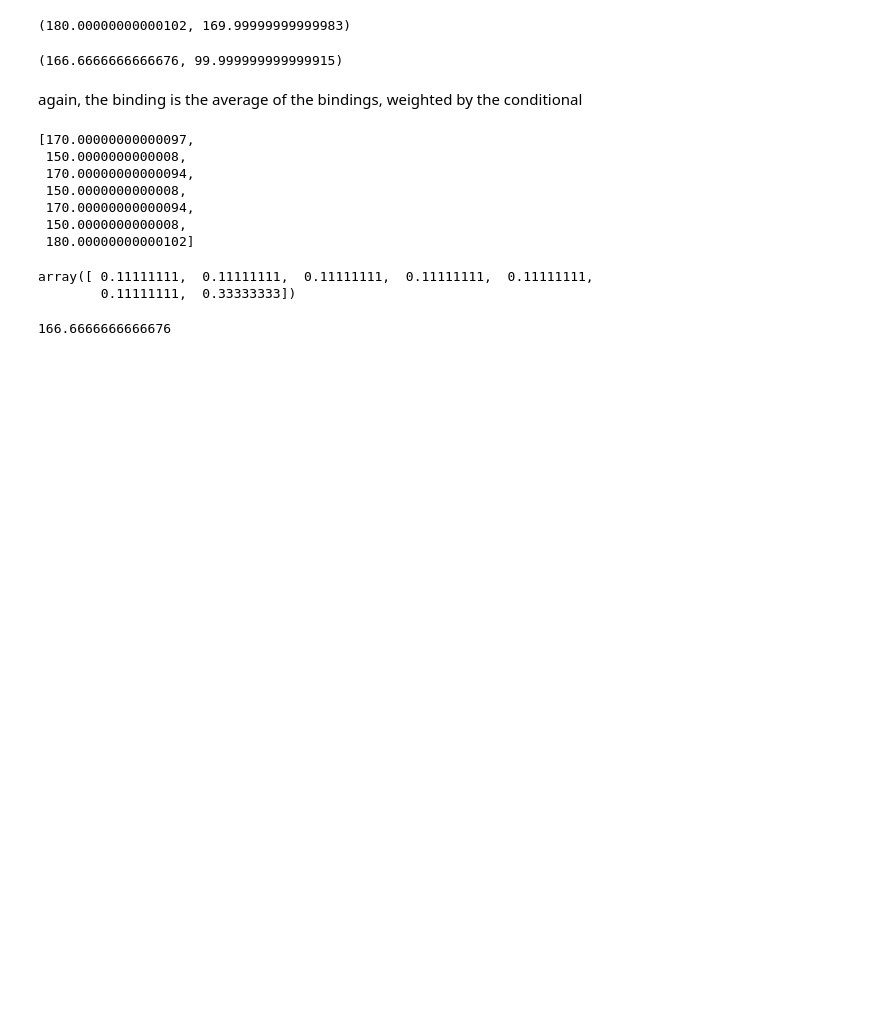
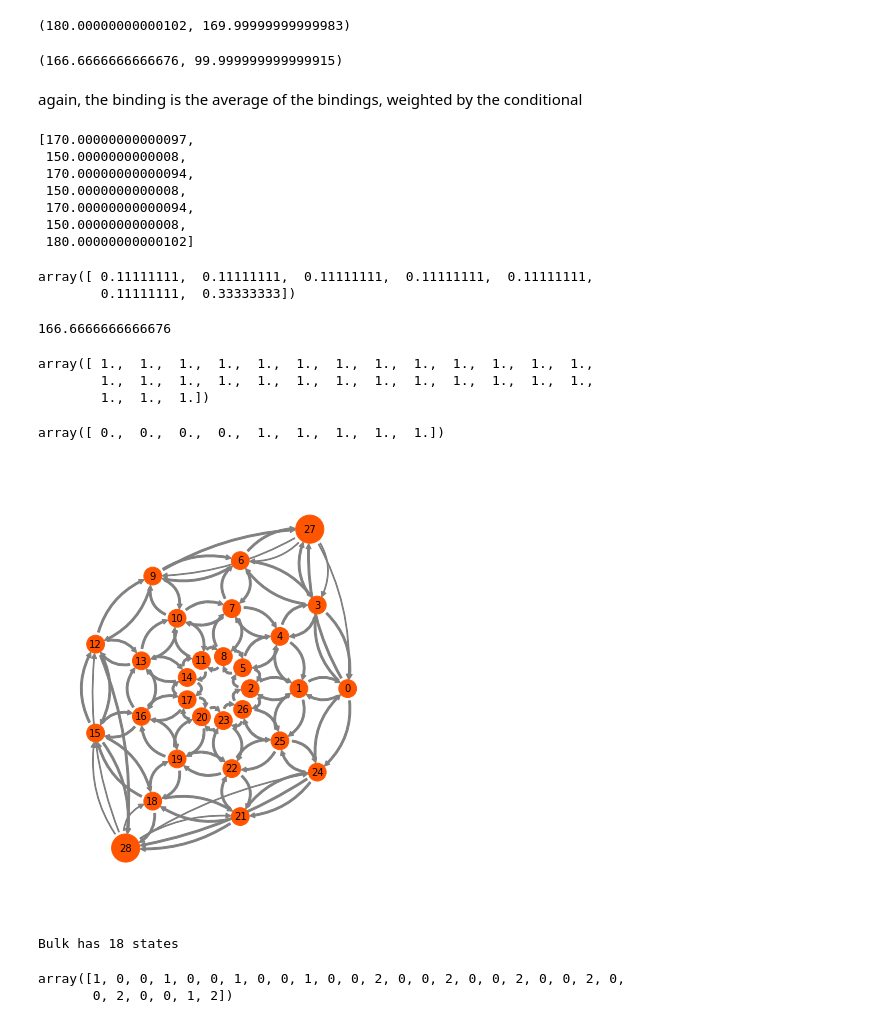
Before and after one commit to dprovasi/testsystems, a Jupyter notebook: MFPT toy models.ipynb, the cells around one changed output. Drawn from its saved outputs; the diff is of its cells as text; code cells hidden in the pictures; blank space fills up the shorter version.

```diff
--- a/MFPT toy models.ipynb
+++ b/MFPT toy models.ipynb
@@ -222,3 +222,70 @@ array([ 0.11111111,  0.11111111,  0.11111111,  0.11111111,  0.11111111,
 (times_from_each*prob1).sum()
 # %% [output]
 166.6666666666676
+# %%
+nangle=9
+ndist=3
+angle =np.linspace(0,2*np.pi*(1-1./nangle),nangle)
+da = angle[1]-angle[0]
+
+
+dist = np.linspace(1,10,ndist)
+dd = dist[1]-dist[0]
+grid1 = itertools.product(list(angle),list(dist))
+stat = [item for item in grid1]
+
+nbound = 2
+to_b= np.ceil(np.linspace(1e-4,1,len(angle))*(nbound))-1
+
+M=np.zeros((len(stat)+nbound,len(stat)+nbound))
+
+for i,oi in enumerate(stat):
+    for j,oj in enumerate(stat):
+        if i!=j:
+            if (abs(oi[1]-oj[1])<1e-4) and \
+            (abs(oi[0]-oj[0])-da<1e-4 or abs(oi[0]-oj[0]-2*np.pi)-da<1e-4):
+                #print(oi,oj)
+                #and abs(oi[0]-oj[0])==2*pi/(5-1) and abs(oi[1]-oj[1])==10/(5-1):
+                M[i,j]=5.
+                M[j,i]=5.
+                #print(oi,oj)
+            if abs(oi[0]-oj[0])==0 and abs(oi[1]-oj[1])==dd:
+                M[i,j]=5.
+                M[j,i]=5.
+                #print(oi,oj)
+
+for i,oi in enumerate(stat):
+    anindex = np.where(angle==oi[0])[0][0]
+    offset = len(stat)
+    if(oi[1]==dist[0]):
+        #print(i,oi,offset+to_b[anindex] )
+        M[i,offset+to_b[anindex]]=5
+        M[offset+to_b[anindex],i]=2
+
+
+np.fill_diagonal(M,3500.-M.sum(axis=1))
+tm3 = M/M.sum(axis=1)
+tm3.sum(axis=1)
+# %% [output]
+array([ 1.,  1.,  1.,  1.,  1.,  1.,  1.,  1.,  1.,  1.,  1.,  1.,  1.,
+        1.,  1.,  1.,  1.,  1.,  1.,  1.,  1.,  1.,  1.,  1.,  1.,  1.,
+        1.,  1.,  1.])
+# %%
+to_b
+# %% [output]
+array([ 0.,  0.,  0.,  0.,  1.,  1.,  1.,  1.,  1.])
+# %%
+mm3=msm.markov_model(tm3)
+#mm3.stationary_distribution
+# %%
+outer = dist[-1]+3
+pos = [[np.cos(s[0])*(outer-s[1]),np.sin(s[0])*(outer-s[1])]
+       for s in stat] + [
+    [np.cos(angle[to_b==s].mean())*(outer+4),
+     np.sin(angle[to_b==s].mean())*(outer+4)]
+    for s in range(nbound)]
+# %%
+qq=mplt.plot_markov_model(mm3, pos = np.array(pos),
+                      max_width=8, max_height=8,arrow_labels=None)
+# %% [output]
+[figure, added]
@@ -224,0 +316,12 @@ array([ 0.11111111,  0.11111111,  0.11111111,  0.11111111,  0.11111111,
+# %%
+states_comm=check_sep(.5,2)
+usets = [np.setdiff1d(np.where(states_comm==i+1)[0] ,bound[i]) for i in range(nbound)]
+
+unboundstar=np.setdiff1d(unbound,np.concatenate(usets))
+# %% [output]
+Bulk has 18 states
+# %%
+states_comm
+# %% [output]
+array([1, 0, 0, 1, 0, 0, 1, 0, 0, 1, 0, 0, 2, 0, 0, 2, 0, 0, 2, 0, 0, 2, 0,
+       0, 2, 0, 0, 1, 2])
```
Also changed, not shown: parts of 10 cells of this notebook.
